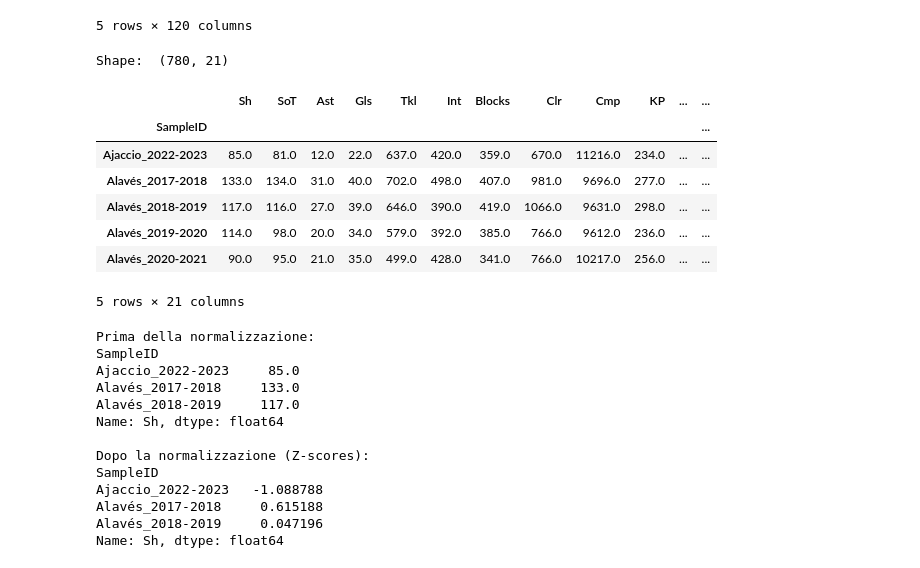
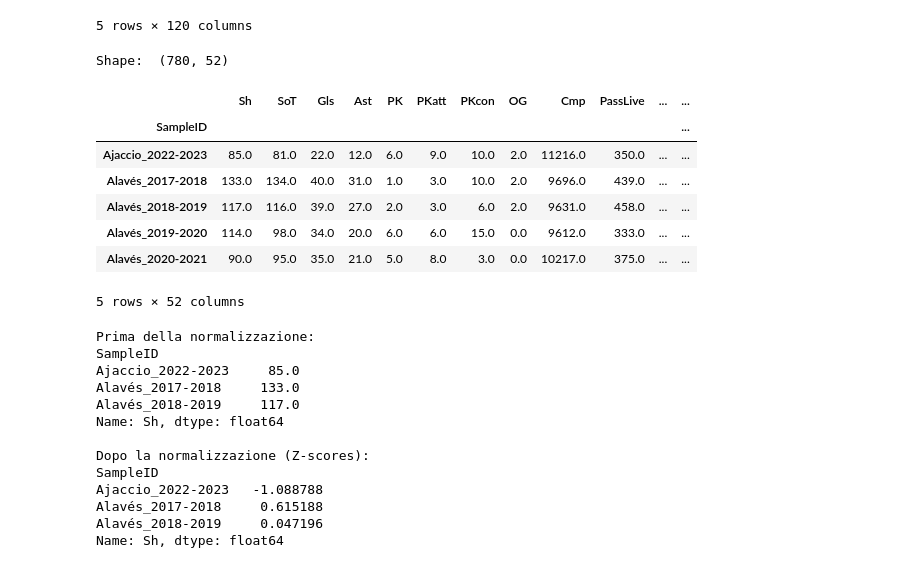
Before and after one commit to fgare/Scientific-visualization-project, a Jupyter notebook: SciVis-scripts.ipynb, the cells around one changed output. Drawn from its saved outputs; the diff is of its cells as text; code cells hidden in the pictures.

```diff
--- a/SciVis-scripts.ipynb
+++ b/SciVis-scripts.ipynb
@@ -42,42 +42,56 @@ Stagioni rimaste: ['2017-2018', '2018-2019', '2019-2020', '2020-2021', '2021-202
 # %%
 # genero un ID univoco per ciascuna squadra in ciascuna stagione
 original_df['SampleID'] = original_df['Squad'] + '_' + original_df['Season']
 
+# considero solo la prima riga di ciascun raggruppamento. Le altre righe hanno gli stessi valori per le colonne selezionate
 new_df = original_df.groupby(['SampleID'])[['Squad', 'Season', 'League', 'Nation']].first()
 #print(new_df.head())
 
 # calcolo nuova colonna: % di cross che portano a un tiro
 original_df['CrsPA%'] = original_df['CrsPA'] / original_df['Crs'] * 100
 
-sum_cols = ['Sh', 'SoT', 'Ast', 'Gls', 'Tkl', 'Int', 'Blocks', 'Clr', 'Cmp', 'KP', 'Crs', 'Won', 'Touches', 'TotDist']
-wmean_cols = ['Age', 'Cmp%', 'Won%', 'Def 3rd', 'Mid 3rd', 'Att 3rd', 'CrsPA%']
+sum_cols = [
+    # Shooting / Scoring
+    "Sh", "SoT", "Gls", "Ast", "PK", "PKatt", "PKcon", "OG",
+    # Passing / Possesso
+    "Cmp", "PassLive", "PassDead", "KP", "Crs", "CrsPA", "PPA", "Live", "Dead", "FK", "TB", "Sw", "TI", "CK", "Compl", "Mis",
+    # Defensive Actions
+    "Tkl", "TklW", "Tkld", "Int", "Blocks", "Clr", "Fls", "Recov",
+    # Defensive Coverage
+    "Def 3rd", "Mid 3rd", "Att 3rd", "Att Pen", "Off", "Dis",
+    # Duels
+    "Won", "Lost",
+    # Chance creation / Progressive play
+    "SCA", "PrgC", "PrgDist", "PrgP", "PrgR", "Rec", "Carries", "CPA",
+    "Touches", "Dist", "TotDist"
+]
+wmean_cols = ['Age']
 
 sums_df = original_df.groupby(['SampleID'])[sum_cols].sum()
 
-# calcolo medie pesate: sum(valore giocatore * min giocati) / sum(min giocati)
-
+# calcolo la media di alcune statistiche, pesata sul numero di minuti giocati dal giocatore per quella stagione
 # moltiplica elemento per elemento la prima colonna per i minuti giocati dal giocatore
 weighted_stats = original_df[wmean_cols].multiply(original_df['Min'], axis=0)
 weighted_stats['SampleID'] = original_df['SampleID']
 
 weighted_sums = weighted_stats.groupby(['SampleID'])[wmean_cols].sum()
 
 # sommma i minuti di gioco per squadra e stagione
 total_minutes = original_df.groupby(['SampleID'])['Min'].sum()
 
 means_df = weighted_sums.divide(total_minutes, axis=0)
 
 final_df = pd.concat([sums_df, means_df], axis=1)
 print("Shape: ", final_df.shape)
 final_df.head()
 # %% [output]
-Shape:  (780, 21)
+Shape:  (780, 52)
-|  | Sh | SoT | Ast | Gls | Tkl | Int | Blocks | Clr | Cmp | KP | ... | ... |
+|  | Sh | SoT | Gls | Ast | PK | PKatt | PKcon | OG | Cmp | PassLive | ... | ... |
 | SampleID |  |  |  |  |  |  |  |  |  |  |  | ... |
-| Ajaccio_2022-2023 | 85.0 | 81.0 | 12.0 | 22.0 | 637.0 | 420.0 | 359.0 | 670.0 | 11216.0 | 234.0 | ... | ... |
-| Alavés_2017-2018 | 133.0 | 134.0 | 31.0 | 40.0 | 702.0 | 498.0 | 407.0 | 981.0 | 9696.0 | 277.0 | ... | ... |
-| Alavés_2018-2019 | 117.0 | 116.0 | 27.0 | 39.0 | 646.0 | 390.0 | 419.0 | 1066.0 | 9631.0 | 298.0 | ... | ... |
-| Alavés_2019-2020 | 114.0 | 98.0 | 20.0 | 34.0 | 579.0 | 392.0 | 385.0 | 766.0 | 9612.0 | 236.0 | ... | ... |
-| Alavés_2020-2021 | 90.0 | 95.0 | 21.0 | 35.0 | 499.0 | 428.0 | 341.0 | 766.0 | 10217.0 | 256.0 | ... | ... |
+| Ajaccio_2022-2023 | 85.0 | 81.0 | 22.0 | 12.0 | 6.0 | 9.0 | 10.0 | 2.0 | 11216.0 | 350.0 | ... | ... |
+| Alavés_2017-2018 | 133.0 | 134.0 | 40.0 | 31.0 | 1.0 | 3.0 | 10.0 | 2.0 | 9696.0 | 439.0 | ... | ... |
+| Alavés_2018-2019 | 117.0 | 116.0 | 39.0 | 27.0 | 2.0 | 3.0 | 6.0 | 2.0 | 9631.0 | 458.0 | ... | ... |
+| Alavés_2019-2020 | 114.0 | 98.0 | 34.0 | 20.0 | 6.0 | 6.0 | 15.0 | 0.0 | 9612.0 | 333.0 | ... | ... |
+| Alavés_2020-2021 | 90.0 | 95.0 | 35.0 | 21.0 | 5.0 | 8.0 | 3.0 | 0.0 | 10217.0 | 375.0 | ... | ... |
-5 rows × 21 columns
+5 rows × 52 columns
 # %%
```
Also changed, not shown: parts of 7 cells of this notebook, 1 other file.
